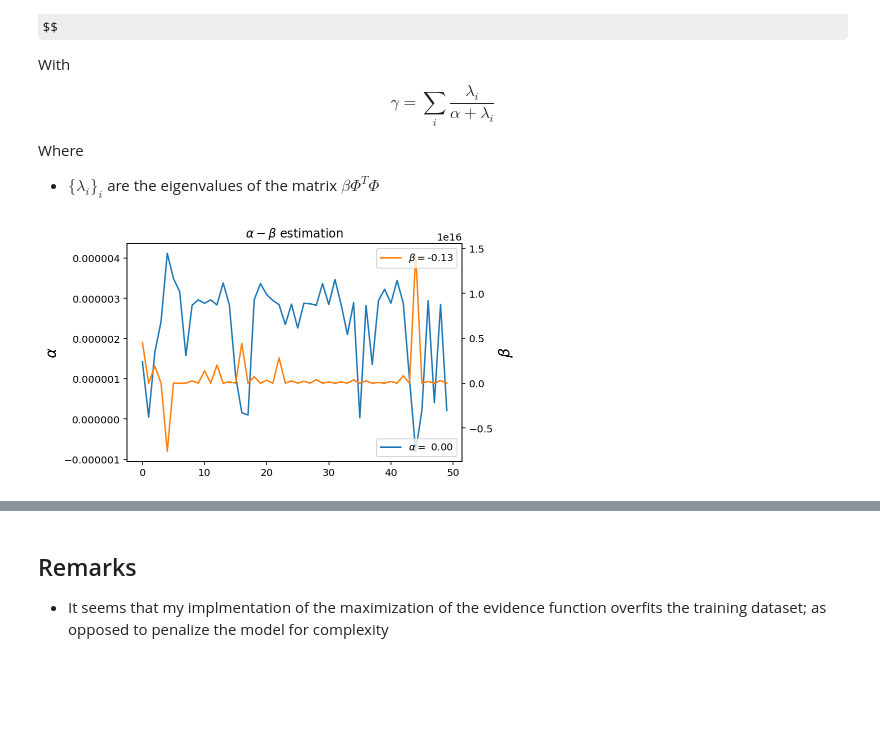
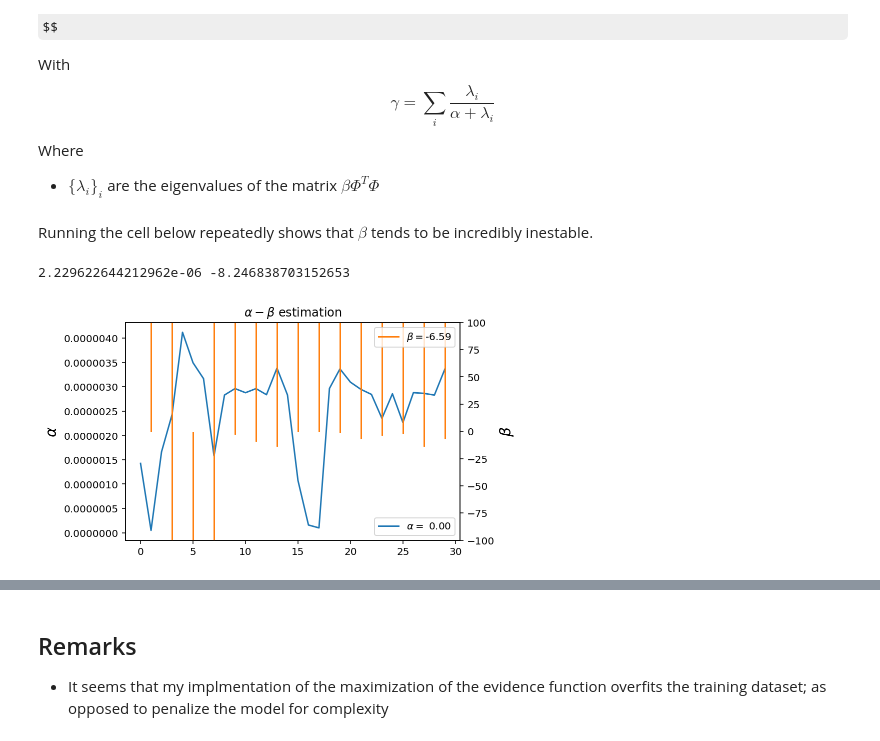
Before and after one commit to gerdm/prml, a Jupyter notebook: chapter3/evidence-approximation.ipynb, the cells around one changed output, grey strips where cells are left out. Cells and saved outputs as stored; diff of their text form; code cells hidden in the pictures; some formulas as TeX source; blank space fills up the shorter version.

```diff
--- a/chapter3/evidence-approximation.ipynb
+++ b/chapter3/evidence-approximation.ipynb
@@ -220,6 +236,22 @@ Where
 * $\{\lambda_i\}_i$ are the eigenvalues of the matrix $\beta\Phi^T\Phi$
 # %%
 from numpy.linalg import eigvals
+# %%
+new_alpha, new_beta = 0.1, 0.1
+# %% [markdown]
+Running the cell below repeatedly shows that $\beta$ tends to be incredibly inestable.
+# %%
+N = Phi.shape[0]
+alpha = new_alpha
+beta = 1 / new_beta
+lambdas = phi_eigs * beta
+mN, _ = posterior(Phi, t_train, alpha, beta)
+gamma = (lambdas / (lambdas + alpha)).sum()
+new_alpha = gamma / np.asscalar(mN.T @ mN)
+new_beta = np.sum((t_train[:, np.newaxis] - Phi @ mN) ** 2) / (N - gamma)
+print(new_alpha, new_beta)
+# %% [output]
+2.229622644212962e-06 -8.246838703152653
 # %%
 alpha, beta = 0.01, 0.1
 
@@ -227,6 +259,7 @@ alpha, beta = 0.01, 0.1
 M = 10 # gaussian basis functions + bias term
 mus = np.linspace(0, 1, M)
 Phi = gaussian_design_matrix(x_train, mus, s)
+N = Phi.shape[0]
 
 delta_alpha, delta_beta = np.inf, np.inf
 tol = 1e-6
@@ -234,15 +267,15 @@ alpha_hist, beta_hist = [], []
 phi_eigs = eigvals(Phi.T @ Phi)
 mN, SN_inv = posterior(Phi, t_train, alpha, beta)
 #while delta_alpha > tol and delta_beta > tol:
-for i in range(50):
+for i in range(30):
     # Update eigenvalues of the matrix
     lambdas = phi_eigs * beta
     gamma = (lambdas / (lambdas + alpha)).sum()
+    # Update model parameters
+    mN, SN_inv = posterior(Phi, t_train, alpha, beta)
     # Compute new hyperparams
     new_alpha = gamma / np.asscalar(mN.T @ mN)
     new_beta = (Phi.shape[0] - gamma) / ((t_train[:, np.newaxis] - Phi @ mN) ** 2).sum()
-    # Update model paramaeters
-    mN, SN_inv = posterior(Phi, t_train, new_alpha, new_beta)
     # Compute the percentual change in hyperparams
     delta_alpha = np.abs(new_alpha / alpha - 1)
     delta_beta = np.abs(new_beta / beta - 1)
@@ -253,12 +286,13 @@ for i in range(50):
 # %%
 fig, ax = plt.subplots(1, 1)
 ax.plot(alpha_hist, label=r"$\alpha=$" f" {alpha:0.2f}")
 ax2 = ax.twinx()
 ax2.plot(beta_hist, c="tab:orange", label=r"$\beta=$" f"{beta:0.2f}")
 ax.legend(loc="lower right")
 ax.set_ylabel(r"$\alpha$", fontsize=15)
 ax2.legend(loc="upper right")
 ax2.set_ylabel(r"$\beta$", fontsize=15)
+ax2.set_ylim(-100, 100)
 plt.title(r"$\alpha-\beta$ estimation");
 # %% [output]
-[figure, old version]
+[figure, new version]
```
Also changed, not shown: parts of 11 cells of this notebook.
